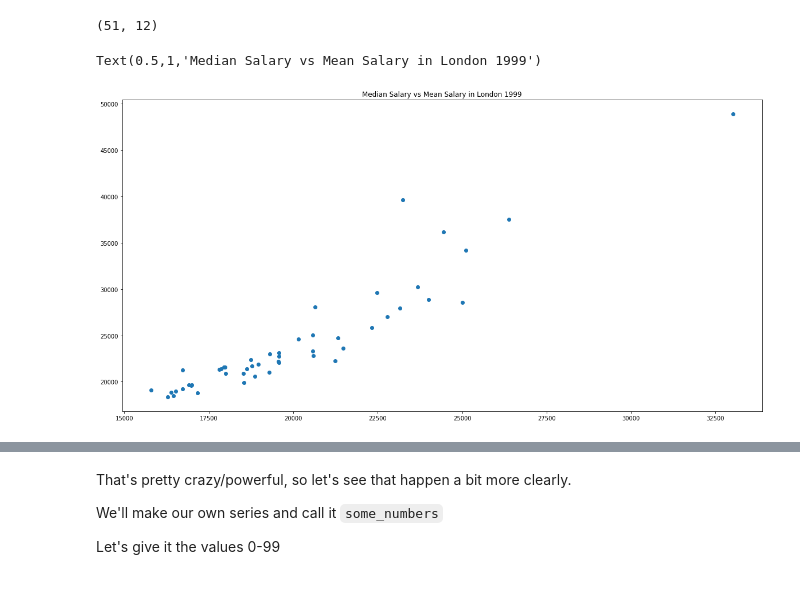
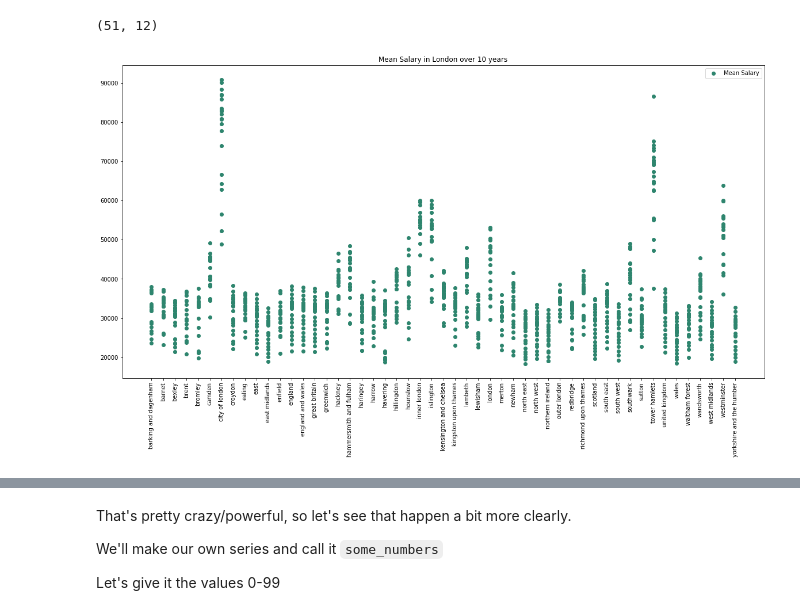
Before and after one commit to ShawnTew/OpenDataProject, a Jupyter notebook: basic_pandas.ipynb, the cells around one changed output, grey strips where cells are left out. Drawn from its saved outputs; the diff is of its cells as text; code cells hidden in the pictures.

```diff
--- a/basic_pandas.ipynb
+++ b/basic_pandas.ipynb
@@ -177,12 +193,13 @@ year99.head()
 year99.shape
 # %% [output]
 (51, 12)
-# %%
-plt.scatter(year99.median_salary, year99.mean_salary)
-plt.title("Median Salary vs Mean Salary in London 1999")
-# %% [output]
-Text(0.5,1,'Median Salary vs Mean Salary in London 1999')
-[figure, removed]
+# %%
+plt.scatter(hdf.area, hdf.mean_salary, color = "#2E856E", label = "Mean Salary")
+plt.legend()
+plt.title("Mean Salary in London over 10 years")
+plt.xticks(ticks=mslocation, labels=year99.area, rotation = "vertical");
+# %% [output]
+[figure, added]
 # %%
 year99salary = year99[["area", "median_salary", "mean_salary"]]
 year99salary.dropna(inplace=True)
```
Also changed, not shown: parts of 18 cells of this notebook, 2 other files.
